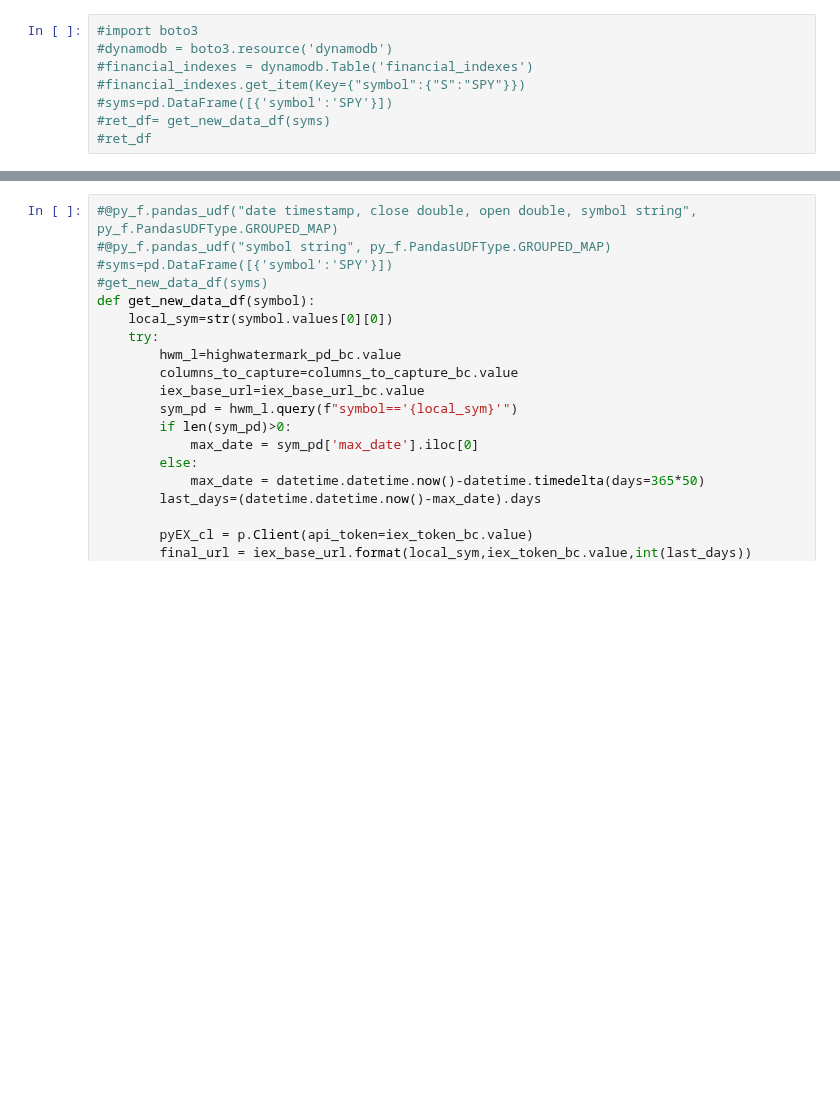
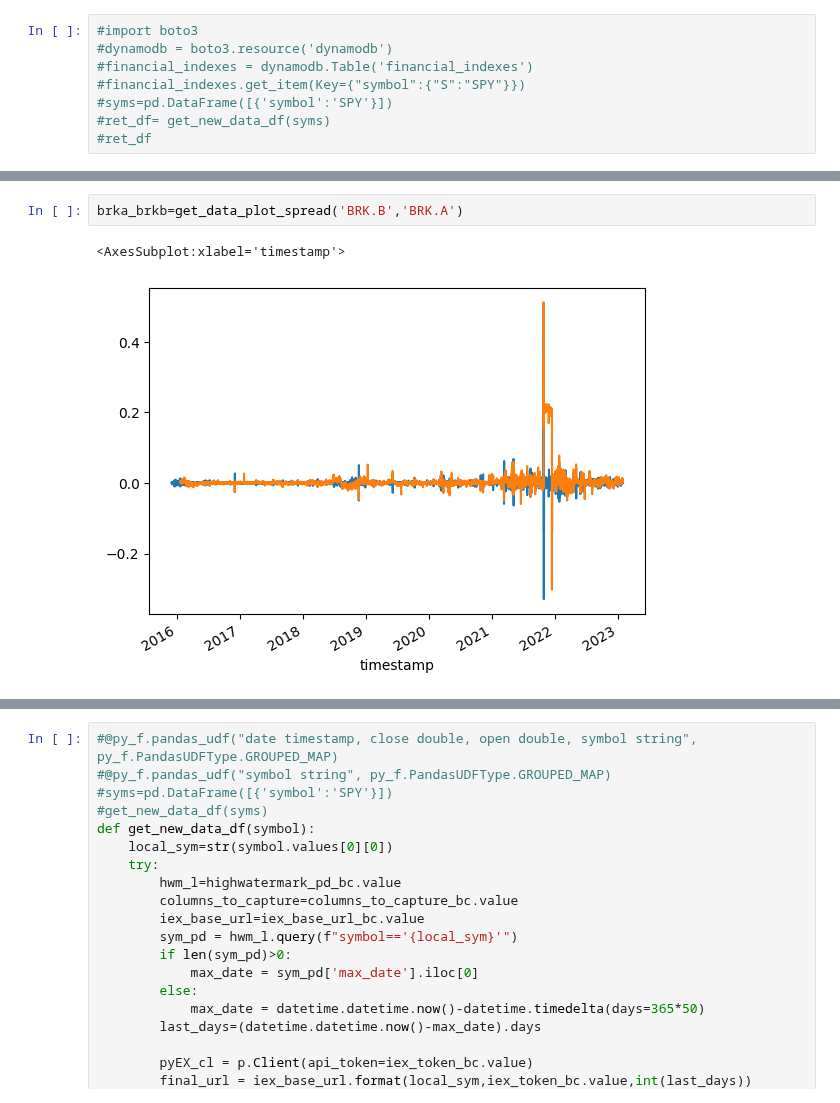
Before and after one commit to aws-samples/quant-research, a Jupyter notebook: src/notebooks/quant_research_examples/intraday_momentum.ipynb, the cells around one changed output, grey strips where cells are left out. Saved outputs shown, nothing was run; the diff lists cells and outputs as text; blank space fills up the shorter version.

```diff
--- a/src/notebooks/quant_research_examples/intraday_momentum.ipynb
+++ b/src/notebooks/quant_research_examples/intraday_momentum.ipynb
@@ -96,0 +135,5 @@ if False:
+# %%
+brka_brkb=get_data_plot_spread('BRK.B','BRK.A')
+# %% [output]
+<AxesSubplot:xlabel='timestamp'>
+[figure, added]
```
Also changed, not shown: parts of 23 cells of this notebook, 3 other files.
